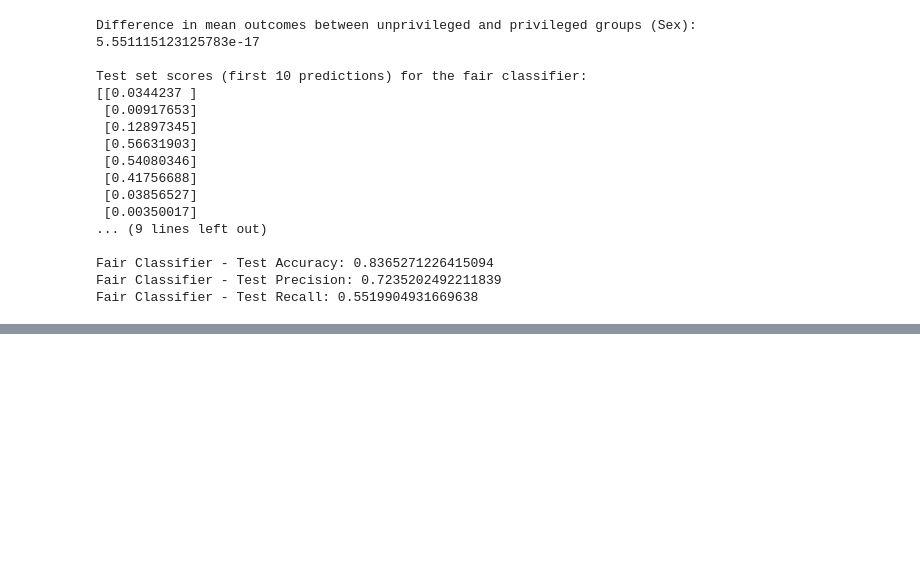
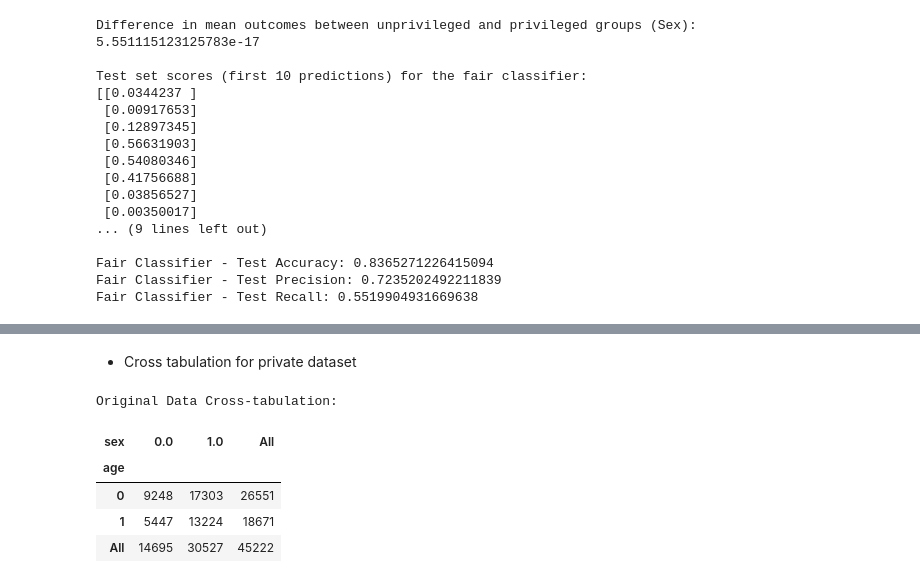
Before and after one commit to darkvador1/AI-Ethics, a Jupyter notebook: ethicsTest.ipynb, the cells around one changed output, grey strips where cells are left out. Saved outputs shown, nothing was run; the diff lists cells and outputs as text; code cells hidden in the pictures; blank space fills up the shorter version.

```diff
--- a/ethicsTest.ipynb
+++ b/ethicsTest.ipynb
@@ -234,0 +377,19 @@ Fair Classifier - Test Recall: 0.5519904931669638
+# %% [markdown]
+- Cross tabulation for private dataset
+# %%
+# Cross-tabulation sur les données originales
+original_crosstab = pd.crosstab(binarised['age'], binarised['sex'], margins=True)
+
+# Cross-tabulation sur les données privées
+private_crosstab = pd.crosstab(binarised_private['age'], binarised_private['sex'], margins=True)
+
+# Affichage des tables
+print("Original Data Cross-tabulation:")
+pd.DataFrame(original_crosstab)
+# %% [output]
+Original Data Cross-tabulation:
+| sex | 0.0 | 1.0 | All |
+| age |  |  |  |
+| 0 | 9248 | 17303 | 26551 |
+| 1 | 5447 | 13224 | 18671 |
+| All | 14695 | 30527 | 45222 |
```
Also changed, not shown: parts of 9 cells of this notebook, 2 other files.
